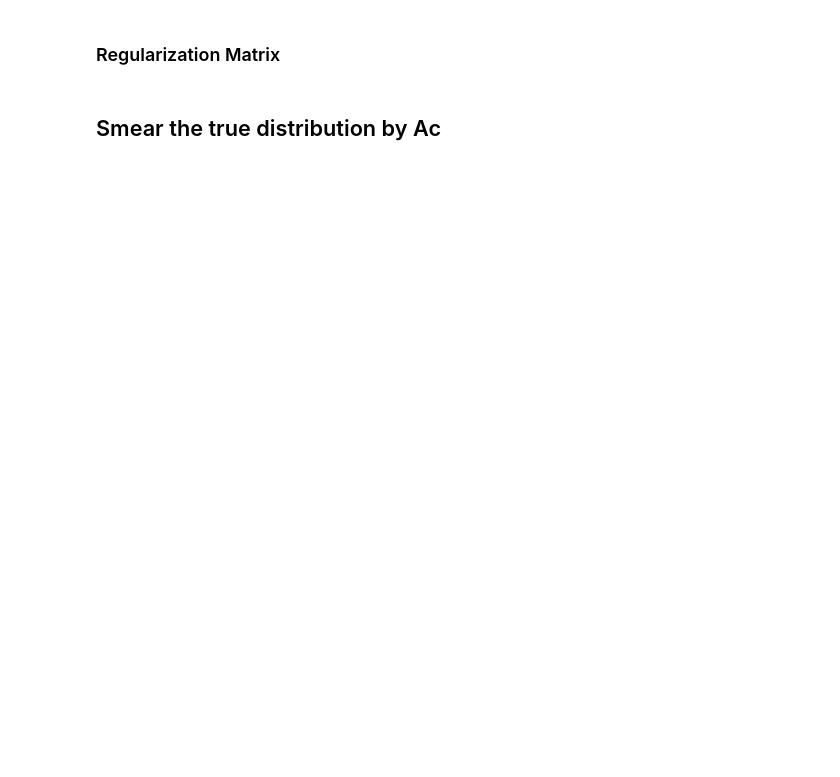
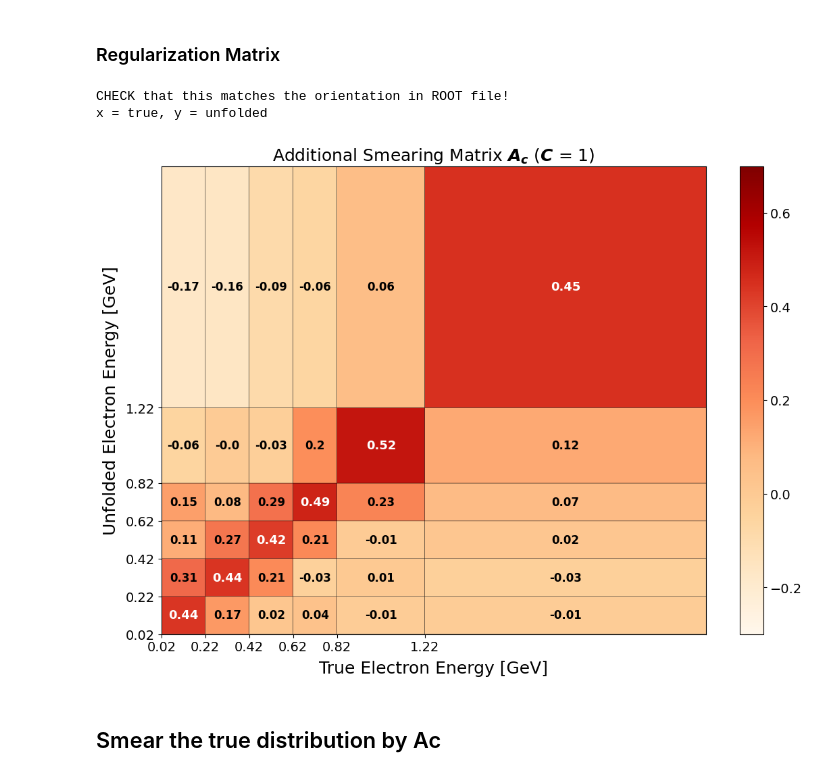
Before and after one commit to abbeybarnard/uB_NuMI_CC_Np, a Jupyter notebook: unfolding.ipynb, the cells around one changed output. Cells and saved outputs as stored; diff of their text form; code cells hidden in the pictures; blank space fills up the shorter version.

Commit message:
Changes to plotting for compare

```diff
--- a/unfolding.ipynb
+++ b/unfolding.ipynb
@@ -527,7 +575,7 @@ fig = plt.figure(figsize=(13, 9))
 print("CHECK that this matches the orientation in ROOT file!")
 print('x = true, y = unfolded')
 
-plt.pcolor(b_Ac, b_Ac, np.array(Ac).T, cmap='OrRd', edgecolors='k', vmin=-0.2, vmax=0.8)
+plt.pcolor(b_Ac, b_Ac, np.array(Ac).T, cmap='OrRd', edgecolors='k', vmin=-0.3, vmax=0.7)
 #plt.pcolor(b_Ac, b_Ac, np.array(Ac).T, cmap='OrRd', edgecolors='k', vmin=-0.1, vmax=1)
 
 cbar = plt.colorbar()
@@ -560,34 +608,40 @@ if text:
 
             #print("i = ", i, ", j = ", j, ": Ac[i][j] = ", Ac[i][j])
 
             if not np.isnan(Ac[i][j]):
                 if round(Ac[i][j],2)>.39 :
                     plt.text(bincenters[i], bincenters[j], round(Ac[i][j], 2),
                             color='white', ha="center", va="center", fontsize=13, fontweight='bold')
                 else:
                     plt.text(bincenters[i], bincenters[j], round(Ac[i][j], 2),
                             color='black', ha="center", va="center", fontsize=12, fontweight='bold')
 
 
 #if ISRUN3=='' and isData==False:
 #    plt.savefig("/uboone/data/users/kmiller/uBNuMI_CCNp/plots/combined/Ac_"+xvar+"_closuretest.pdf",
 #            transparent=True, bbox_inches='tight')
 
 #if isNuWro:
 #    plt.savefig("/uboone/data/users/kmiller/uBNuMI_CCNp/plots/fhc/fakedata/Ac_"+xvar+"_nuwro.pdf",
 #                transparent=True, bbox_inches='tight')
 
 if isData:
     #plt.savefig("/uboone/data/users/kmiller/uBNuMI_CCNp/plots/combined/Ac_"+xvar+"_unblinded_"+c+".pdf",
     #            transparent=True, bbox_inches='tight')
     #plt.savefig("/uboone/data/users/kmiller/uBNuMI_CCNp/plots/combined/Ac_"+xvar+"_unblinded_text.pdf",
      # transparent=True, bbox_inches='tight')
 
-    plt.savefig("/Users/abarnard/phd/ccnp/uBNuMI_CC1eNp/plots/unfolded/C"+c+"/Smearing_Matrix_"+xvar+"_C"+c+".pdf", transparent=False, bbox_inches='tight')
+    #plt.savefig("/Users/abarnard/phd/ccnp/uBNuMI_CC1eNp/plots/unfolded/C"+c+"/Smearing_Matrix_"+xvar+"_C"+c+".pdf", transparent=False, bbox_inches='tight')
 
     #plt.savefig("/Users/abarnard/phd/ccnp/uBNuMI_CC1eNp/plots/unfolded/Smearing_Matrix_"+xvar+".pdf", transparent=False, bbox_inches='tight')
 
+    #plt.savefig("/Users/abarnard/Desktop/Smearing_Matrix_"+xvar+"_C"+c+"_Updated.pdf", transparent=False, bbox_inches='tight')
+
     plt.show()
+# %% [output]
+CHECK that this matches the orientation in ROOT file!
+x = true, y = unfolded
+[figure, added]
 # %% [markdown]
 ## Smear the true distribution by Ac
 # %%
```
Also changed, not shown: parts of 33 cells of this notebook, 4 other files.
